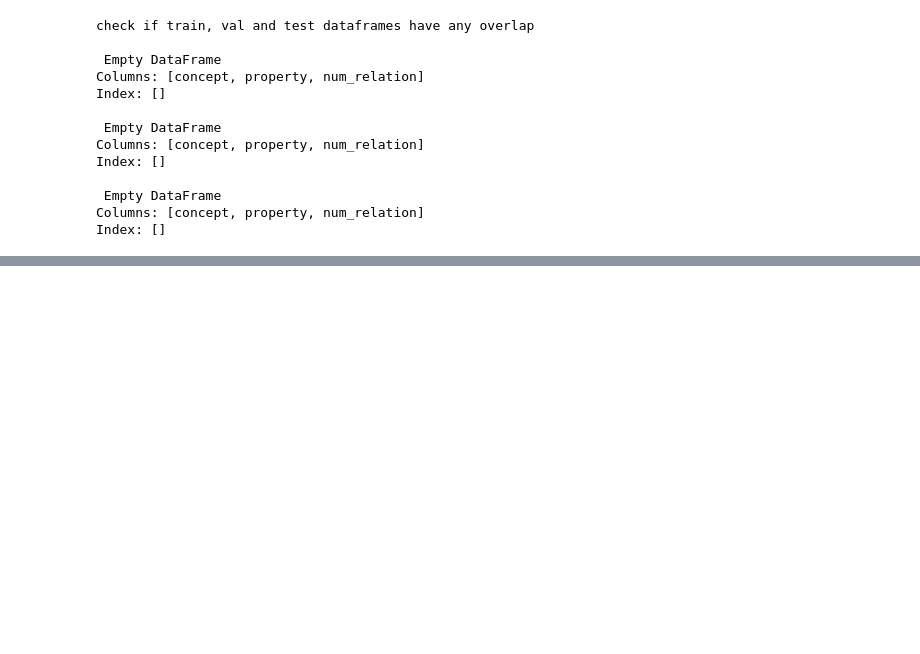
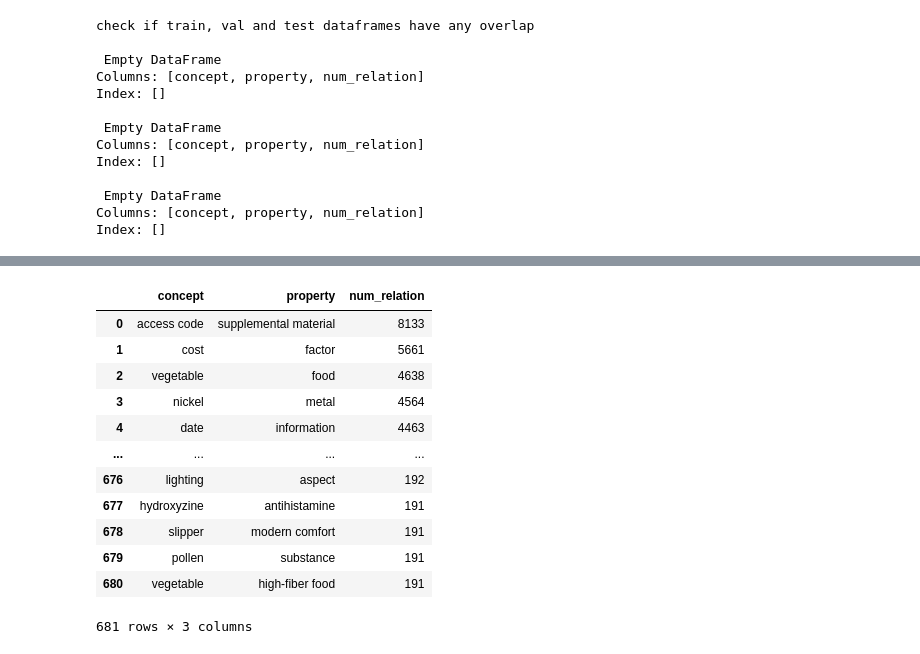
Before and after one commit to amitgajbhiye/biencoder_concept_property, a Jupyter notebook: notebooks/MSCG_data_sample.ipynb, the cells around one changed output, grey strips where cells are left out. Cells and saved outputs as stored; diff of their text form; code cells hidden in the pictures; blank space fills up the shorter version.

Commit message:
context 4 nbs new data exp config update

```diff
--- a/notebooks/MSCG_data_sample.ipynb
+++ b/notebooks/MSCG_data_sample.ipynb
@@ -63,6 +63,8 @@ data_df
 | 18841594 | ditch lining | permanent control measure | 1 |
 | 33377319 | pattern of violation notification | enhanced enforcement initiative | 1 |
 33377320 rows × 3 columns
+# %%
+data_df =
 # %%
 top_k = 15000
 # %%
@@ -207,6 +209,8 @@ train_df.to_csv("mscg_new_pos_train.tsv", sep="\t", index=None, header=None)
 valid_df = valid_df.drop("num_relation", axis=1)
 # %%
 valid_df.to_csv("mscg_new_pos_valid.tsv", sep="\t", index=None, header=None)
+# %%
+test_df = test_df.drop("num_relation", axis=1)
 # %%
 def generate_pos_neg_test_data(test_df):
 
@@ -292,2 +338,18 @@ All Data
+# %%
+test_df
+# %% [output]
+|  | concept | property | num_relation |
+| 0 | access code | supplemental material | 8133 |
+| 1 | cost | factor | 5661 |
+| 2 | vegetable | food | 4638 |
+| 3 | nickel | metal | 4564 |
+| 4 | date | information | 4463 |
+| ... | ... | ... | ... |
+| 676 | lighting | aspect | 192 |
+| 677 | hydroxyzine | antihistamine | 191 |
+| 678 | slipper | modern comfort | 191 |
+| 679 | pollen | substance | 191 |
+| 680 | vegetable | high-fiber food | 191 |
+681 rows × 3 columns
 # %%
 !pwd
```
Also changed, not shown: parts of 15 cells of this notebook, 6 other files.
